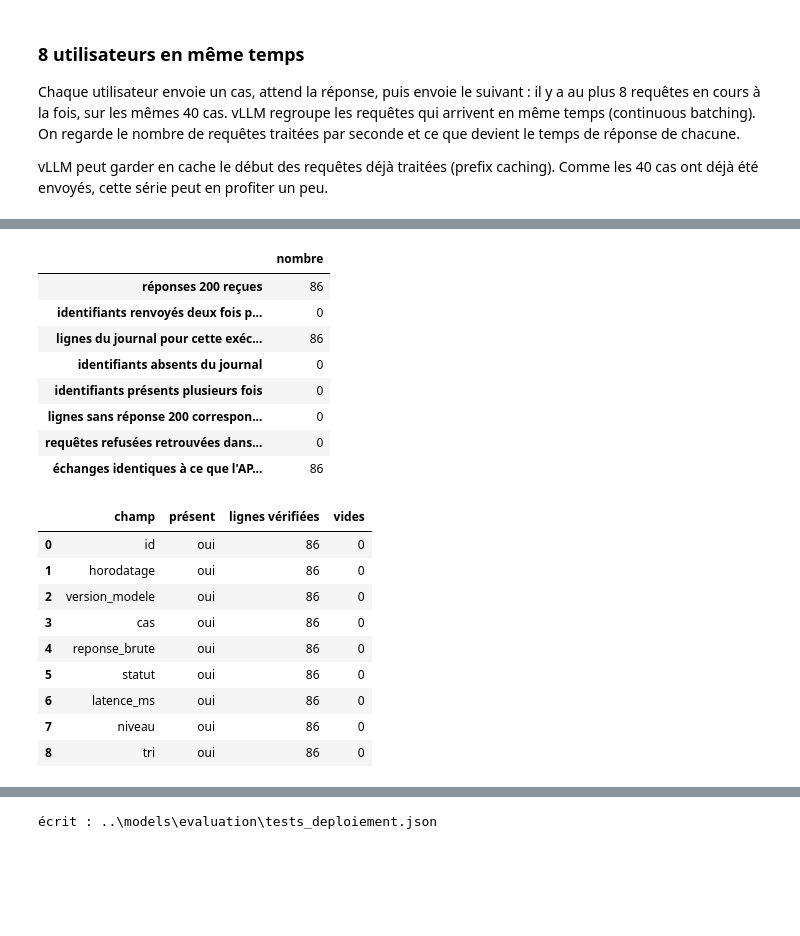
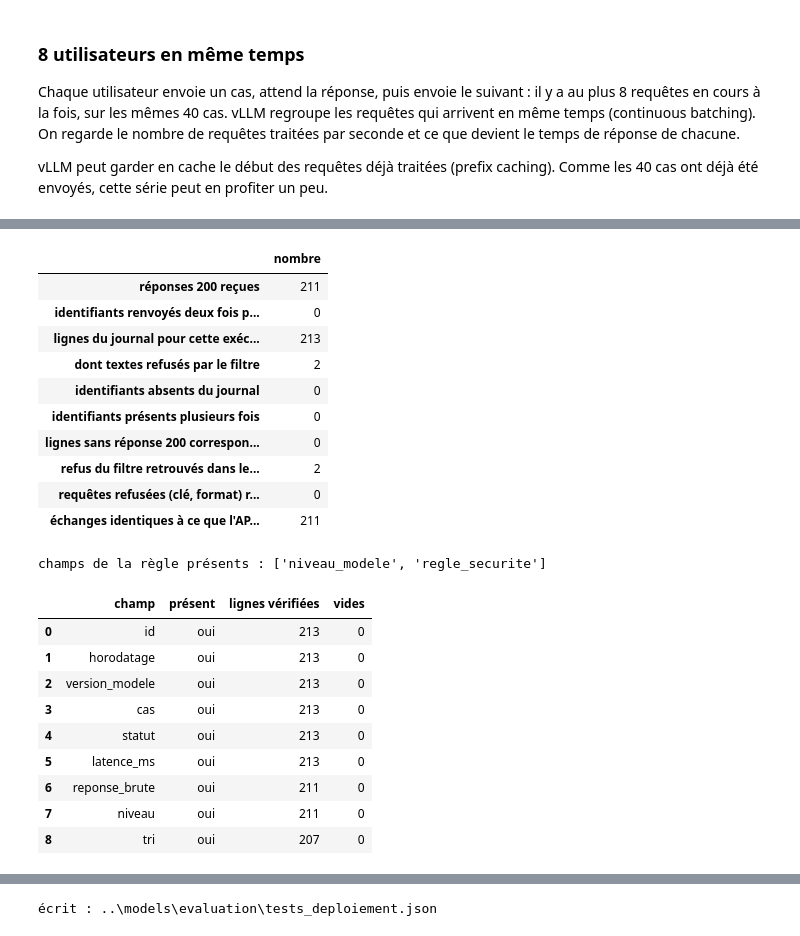
Before and after one commit to G-Hostin/medical-triage-poc, a Jupyter notebook: notebooks/07_tests_deploiement.ipynb, the cells around one changed output, grey strips where cells are left out. Drawn from its saved outputs; the diff is of its cells as text; code cells hidden in the pictures; blank space fills up the shorter version.

```diff
--- a/notebooks/07_tests_deploiement.ipynb
+++ b/notebooks/07_tests_deploiement.ipynb
@@ -317,7 +463,9 @@ lignes dans le journal : 173 | ajoutées pendant l'exécution : 86 | horodatées
 # %%
 returned_ids = [e["id"] for e in exchanges]
-counts = run_log["id"].value_counts()
-logged = run_log.drop_duplicates("id").set_index("id")
+is_refusal = run_log["statut"].str.startswith("refus")
+answered, filtered_log = run_log[~is_refusal], run_log[is_refusal]
+counts = answered["id"].value_counts()
+logged = answered.drop_duplicates("id").set_index("id")
 
 
 def same_exchange(exchange):
@@ -331,51 +479,68 @@ audit = {
     "réponses 200 reçues": len(returned_ids),
     "identifiants renvoyés deux fois par l'API": len(returned_ids) - len(set(returned_ids)),
     "lignes du journal pour cette exécution": len(run_log),
+    "dont textes refusés par le filtre": len(filtered_log),
     "identifiants absents du journal": sum(counts.get(i, 0) == 0 for i in returned_ids),
     "identifiants présents plusieurs fois": sum(counts.get(i, 0) > 1 for i in returned_ids),
-    "lignes sans réponse 200 correspondante": int((~run_log["id"].isin(returned_ids)).sum()),
-    "requêtes refusées retrouvées dans le journal": int(run_log["cas"].isin(refused_texts).sum()),
+    "lignes sans réponse 200 correspondante": int((~answered["id"].isin(returned_ids)).sum()),
+    "refus du filtre retrouvés dans le journal": int(filtered_log["cas"].str.strip().isin([t.strip() for t in filtered_texts]).sum()),
+    "requêtes refusées (clé, format) retrouvées dans le journal": int(run_log["cas"].isin(refused_texts).sum()),
     "échanges identiques à ce que l'API a renvoyé": sum(same_exchange(e) for e in exchanges),
 }
 pd.Series(audit, name="nombre").to_frame()
 # %% [output]
 |  | nombre |
-| réponses 200 reçues | 86 |
+| réponses 200 reçues | 211 |
 | identifiants renvoyés deux fois p... | 0 |
-| lignes du journal pour cette exéc... | 86 |
+| lignes du journal pour cette exéc... | 213 |
+| dont textes refusés par le filtre | 2 |
 | identifiants absents du journal | 0 |
 | identifiants présents plusieurs fois | 0 |
 | lignes sans réponse 200 correspon... | 0 |
-| requêtes refusées retrouvées dans... | 0 |
-| échanges identiques à ce que l'AP... | 86 |
+| refus du filtre retrouvés dans le... | 2 |
+| requêtes refusées (clé, format) r... | 0 |
+| échanges identiques à ce que l'AP... | 211 |
 # %%
-ALWAYS = ["id", "horodatage", "version_modele", "cas", "reponse_brute", "statut", "latence_ms"]
+ALWAYS = ["id", "horodatage", "version_modele", "cas", "statut", "latence_ms"]
+WHEN_ANSWERED = ["reponse_brute"]
 WHEN_OK = ["niveau", "tri"]
 
 
 def is_empty(value):
     return value is None or (isinstance(value, float) and math.isnan(value)) or (isinstance(value, str) and not value.strip())
 
 
+def lines_for(field):
+    if field in ALWAYS:
+        return run_log
+    if field in WHEN_ANSWERED:
+        return answered
+    ok = answered[answered["statut"] == "ok"]
+    # quand la règle relève le niveau, le tri FRENCH du modèle n'est pas renvoyé
+    return ok[ok["regle_securite"].isna()] if field == "tri" else ok
+
+
 field_rows = []
-for field in ALWAYS + WHEN_OK:
-    lines = run_log if field in ALWAYS else run_log[run_log["statut"] == "ok"]
+for field in ALWAYS + WHEN_ANSWERED + WHEN_OK:
+    lines = lines_for(field)
     present = field in run_log.columns
     field_rows.append({"champ": field, "présent": "oui" if present else "non", "lignes vérifiées": len(lines),
-                 "vides": int(lines[field].map(is_empty).sum()) if present else len(lines)})
+                       "vides": int(lines[field].map(is_empty).sum()) if present else len(lines)})
 fields = pd.DataFrame(field_rows)
+print("champs de la règle présents :", [f for f in ["niveau_modele", "regle_securite"] if f in run_log.columns])
 fields
 # %% [output]
+champs de la règle présents : ['niveau_modele', 'regle_securite']
 |  | champ | présent | lignes vérifiées | vides |
-| 0 | id | oui | 86 | 0 |
-| 1 | horodatage | oui | 86 | 0 |
-| 2 | version_modele | oui | 86 | 0 |
-| 3 | cas | oui | 86 | 0 |
-| 4 | reponse_brute | oui | 86 | 0 |
-| 5 | statut | oui | 86 | 0 |
-| 6 | latence_ms | oui | 86 | 0 |
-| 7 | niveau | oui | 86 | 0 |
-| 8 | tri | oui | 86 | 0 |
+| 0 | id | oui | 213 | 0 |
+| 1 | horodatage | oui | 213 | 0 |
+| 2 | version_modele | oui | 213 | 0 |
+| 3 | cas | oui | 213 | 0 |
+| 4 | statut | oui | 213 | 0 |
+| 5 | latence_ms | oui | 213 | 0 |
+| 6 | reponse_brute | oui | 211 | 0 |
+| 7 | niveau | oui | 211 | 0 |
+| 8 | tri | oui | 207 | 0 |
 # %%
 versions = run_log["version_modele"].unique().tolist()
 by_status = {status: int(n) for status, n in run_log["statut"].value_counts().items()}
```
Also changed, not shown: parts of 24 cells of this notebook.
